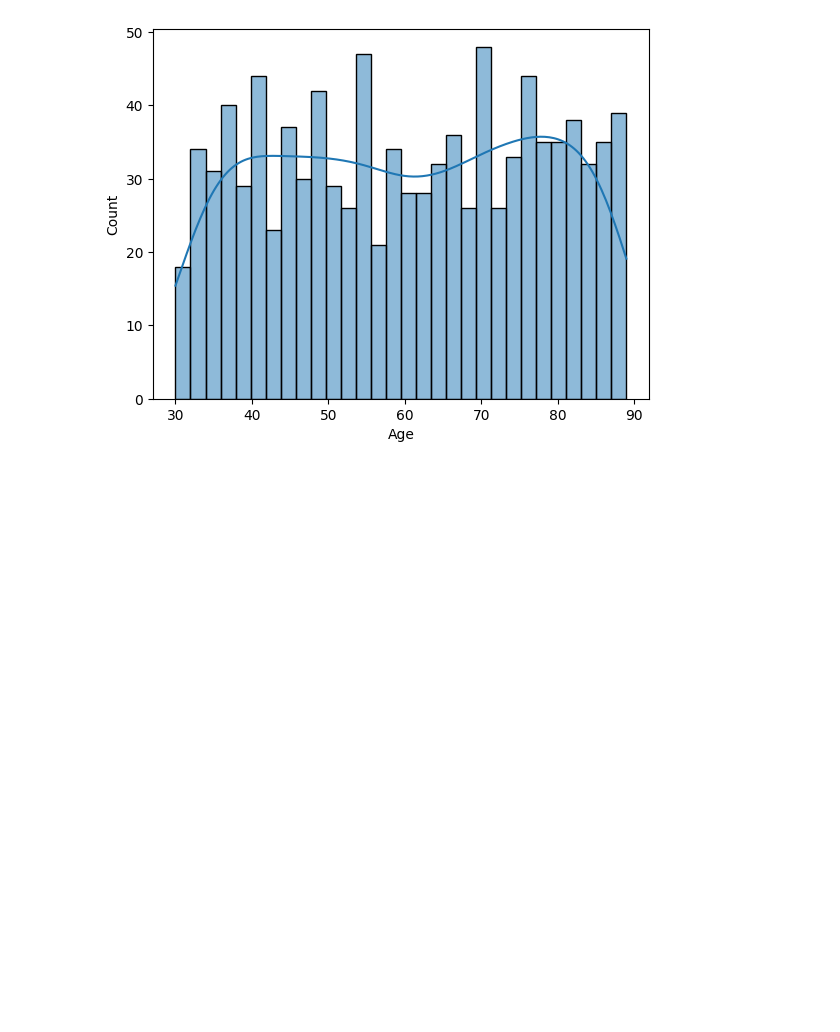
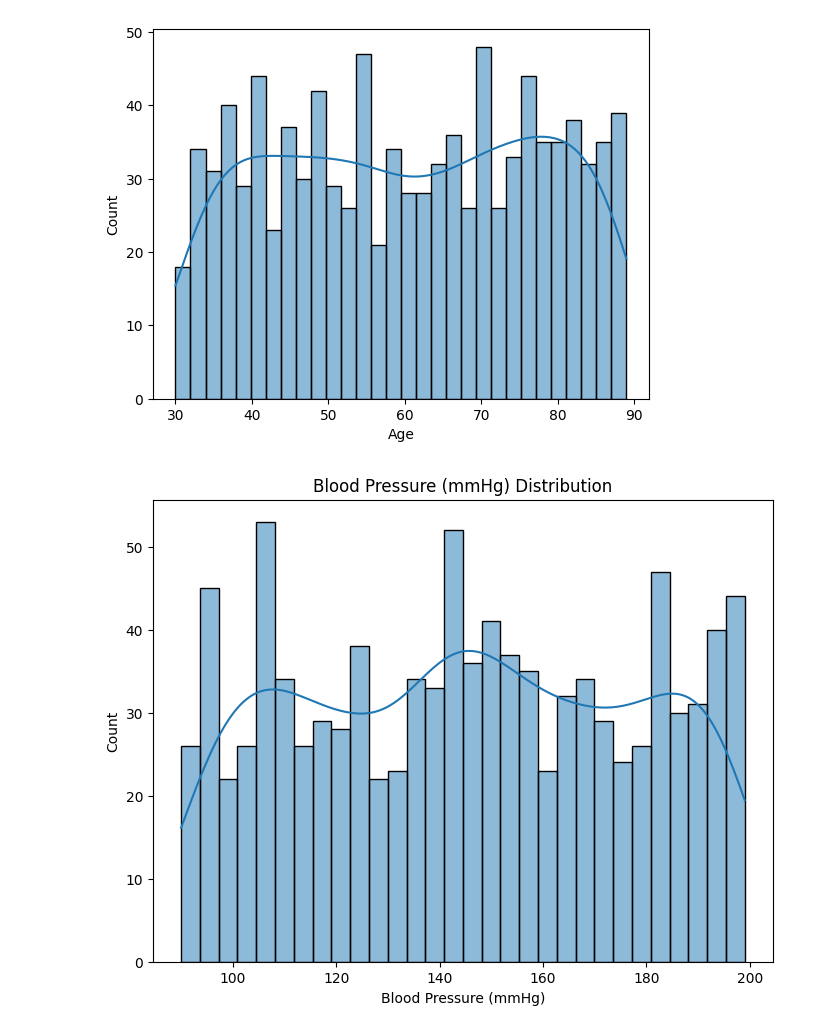
Before and after one commit to rehanmehdichandio/heart_attact_analysis, a Jupyter notebook: heart_atttack_analysis.ipynb, the cells around one changed output. Cells and saved outputs as stored; diff of their text form; code cells hidden in the pictures; blank space fills up the shorter version.

```diff
--- a/heart_atttack_analysis.ipynb
+++ b/heart_atttack_analysis.ipynb
@@ -143,3 +143,13 @@ plt.show()
 # %% [output]
 <Axes: xlabel='Age', ylabel='Count'>
 [figure]
+# %%
+#Blood Pressure Distribution
+plt.figure(figsize =(8, 6))
+sns.histplot(df['Blood Pressure (mmHg)'], kde =True, bins = 30 )
+plt.title('Blood Pressure (mmHg) Distribution')
+plt.xlabel('Blood Pressure (mmHg)')
+plt.ylabel('Count')
+plt.show()
+# %% [output]
+[figure, added]
```
Also changed, not shown: parts of 1 cell of this notebook.
